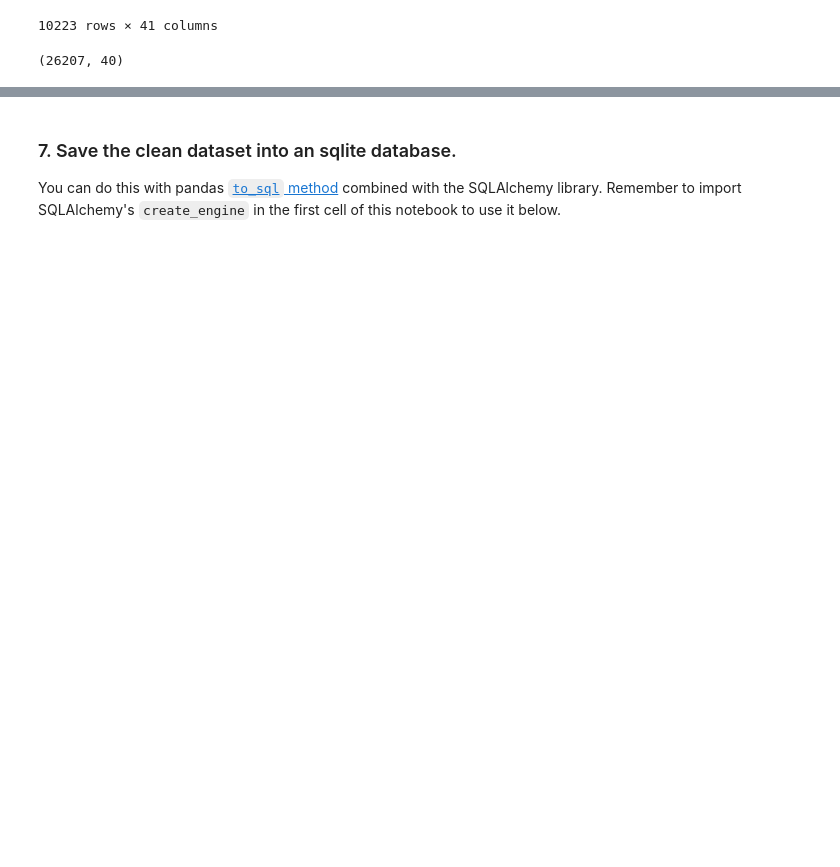
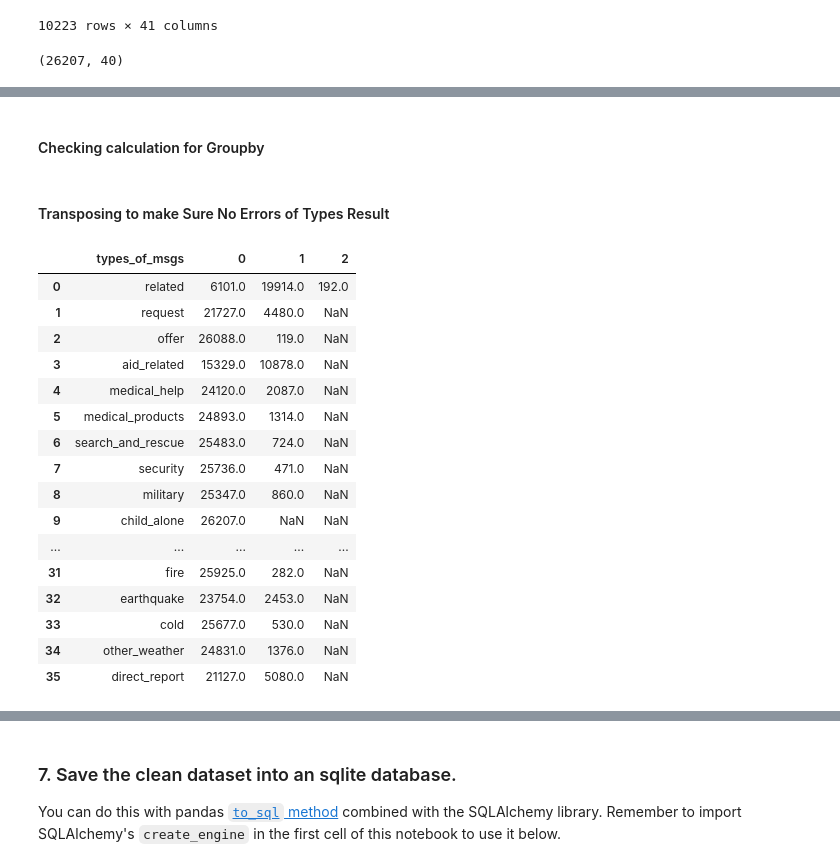
Before and after one commit to mikeh160/Disaster-Prediction-Pipeline, a Jupyter notebook: ETL Pipeline Preparation.ipynb, the cells around one changed output, grey strips where cells are left out. Saved outputs shown, nothing was run; the diff lists cells and outputs as text; code cells hidden in the pictures; blank space fills up the shorter version.

```diff
--- a/ETL Pipeline Preparation.ipynb
+++ b/ETL Pipeline Preparation.ipynb
@@ -238,0 +263,2 @@ df.shape
+# %%
+t_df = df.iloc[:,4:].apply(pd.Series.value_counts)
@@ -238,0 +273,32 @@ df.shape
+# %% [markdown]
+#### Checking calculation for Groupby
+# %% [markdown]
+#### Transposing to make Sure No Errors of Types Result
+# %%
+t_df = t_df.transpose()
+#t_df = t_df.reset_index() #.rename(columns={t_df.index.name:'types_of_msgs'})
+#t_df.index = t_df.index.set_names(['types_of_msgs']) #refers to index not index column
+#t_df = t_df.transpose()
+
+#t_df.reset_index(inplace = True)#.rename(columns={t_df.index.name:'bar'})
+t_df = t_df.reset_index().rename(columns={'index': 'types_of_msgs'})
+# %%
+t_df
+# %% [output]
+|  | types_of_msgs | 0 | 1 | 2 |
+| 0 | related | 6101.0 | 19914.0 | 192.0 |
+| 1 | request | 21727.0 | 4480.0 | NaN |
+| 2 | offer | 26088.0 | 119.0 | NaN |
+| 3 | aid_related | 15329.0 | 10878.0 | NaN |
+| 4 | medical_help | 24120.0 | 2087.0 | NaN |
+| 5 | medical_products | 24893.0 | 1314.0 | NaN |
+| 6 | search_and_rescue | 25483.0 | 724.0 | NaN |
+| 7 | security | 25736.0 | 471.0 | NaN |
+| 8 | military | 25347.0 | 860.0 | NaN |
+| 9 | child_alone | 26207.0 | NaN | NaN |
+| ... | ... | ... | ... | ... |
+| 31 | fire | 25925.0 | 282.0 | NaN |
+| 32 | earthquake | 23754.0 | 2453.0 | NaN |
+| 33 | cold | 25677.0 | 530.0 | NaN |
+| 34 | other_weather | 24831.0 | 1376.0 | NaN |
+| 35 | direct_report | 21127.0 | 5080.0 | NaN |
```
Also changed, not shown: parts of 38 cells of this notebook.
